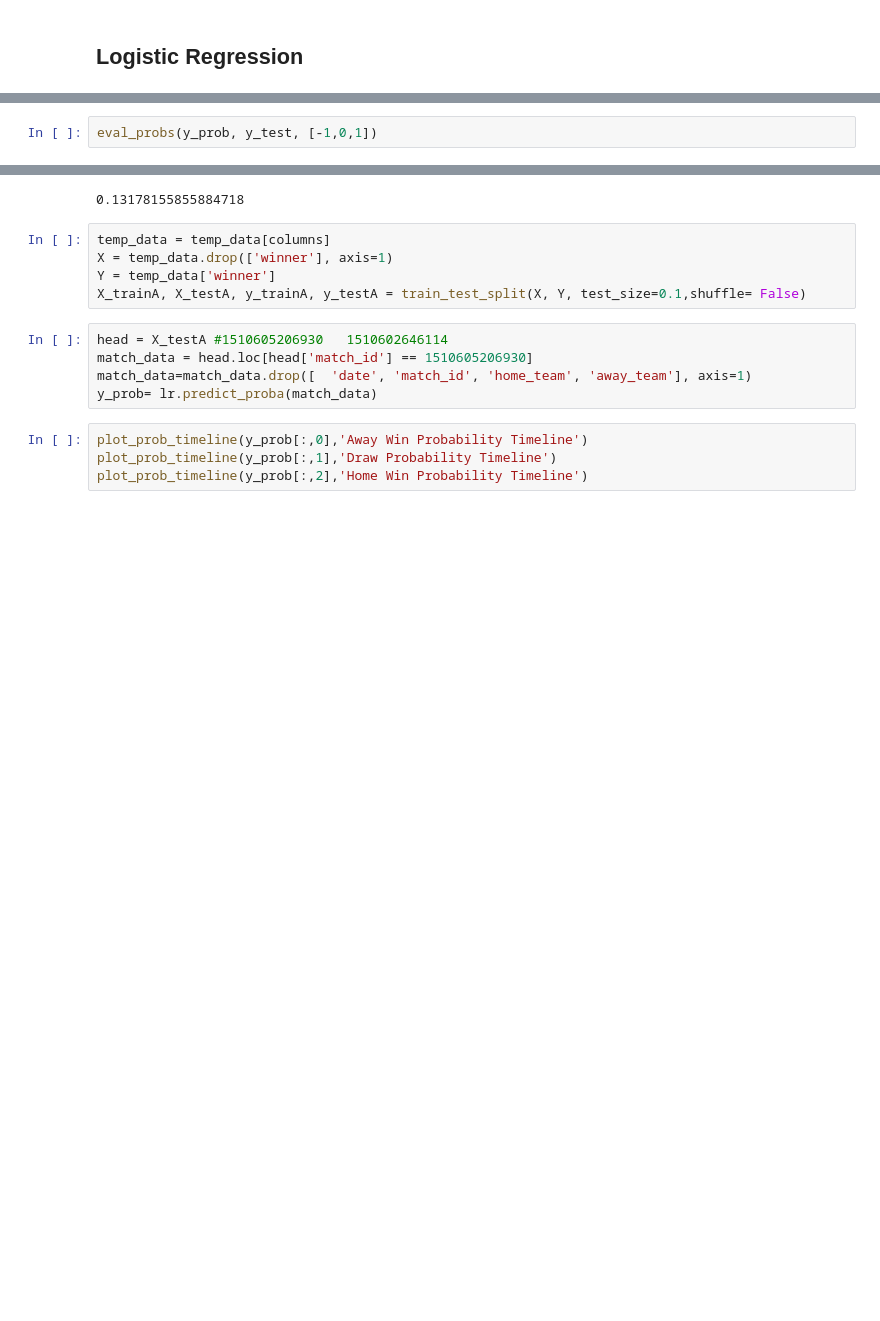
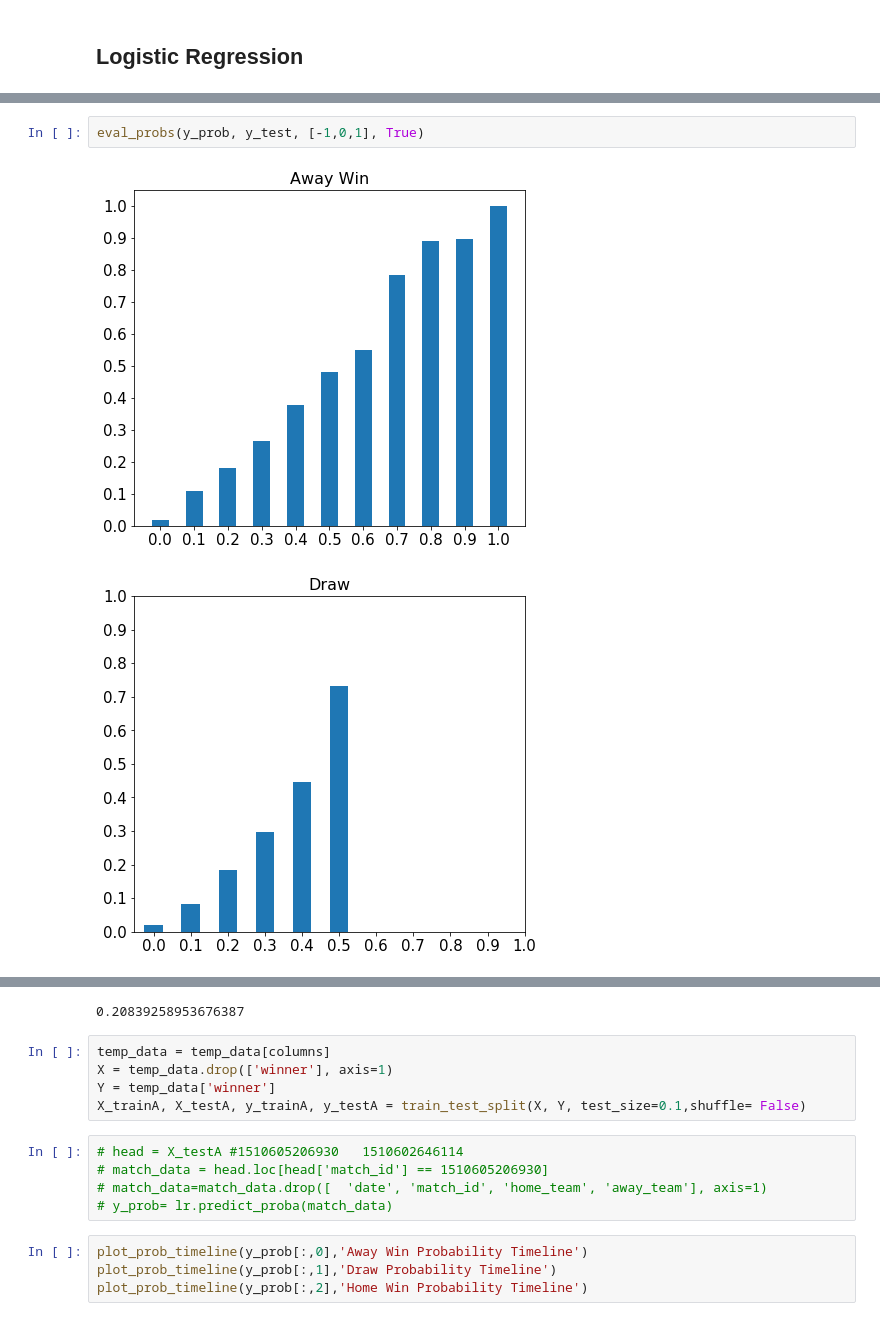
Before and after one commit to jay-z007/CSE519-2017-111463646, a Jupyter notebook: Project/model.ipynb, the cells around one changed output, grey strips where cells are left out. Saved outputs shown, nothing was run; the diff lists cells and outputs as text; blank space fills up the shorter version.

```diff
--- a/Project/model.ipynb
+++ b/Project/model.ipynb
@@ -141,3 +166,5 @@ y_prob = lr.predict_proba(X_test)
 # %%
-eval_probs(y_prob, y_test, [-1,0,1])
+eval_probs(y_prob, y_test, [-1,0,1], True)
 # %% [output]
+[figure, added]
+[figure, added]
@@ -144,14 +172,14 @@ eval_probs(y_prob, y_test, [-1,0,1])
-0.13178155855884718
+0.20839258953676387
 # %%
 temp_data = temp_data[columns]
 X = temp_data.drop(['winner'], axis=1)
 Y = temp_data['winner']
 X_trainA, X_testA, y_trainA, y_testA = train_test_split(X, Y, test_size=0.1,shuffle= False)
 # %%
-head = X_testA #1510605206930   1510602646114
-match_data = head.loc[head['match_id'] == 1510605206930]
-match_data=match_data.drop([  'date', 'match_id', 'home_team', 'away_team'], axis=1)
-y_prob= lr.predict_proba(match_data)
+# head = X_testA #1510605206930   1510602646114
+# match_data = head.loc[head['match_id'] == 1510605206930]
+# match_data=match_data.drop([  'date', 'match_id', 'home_team', 'away_team'], axis=1)
+# y_prob= lr.predict_proba(match_data)
 # %%
 plot_prob_timeline(y_prob[:,0],'Away Win Probability Timeline')
 plot_prob_timeline(y_prob[:,1],'Draw Probability Timeline')
```
Also changed, not shown: parts of 12 cells of this notebook, 1 other file.
